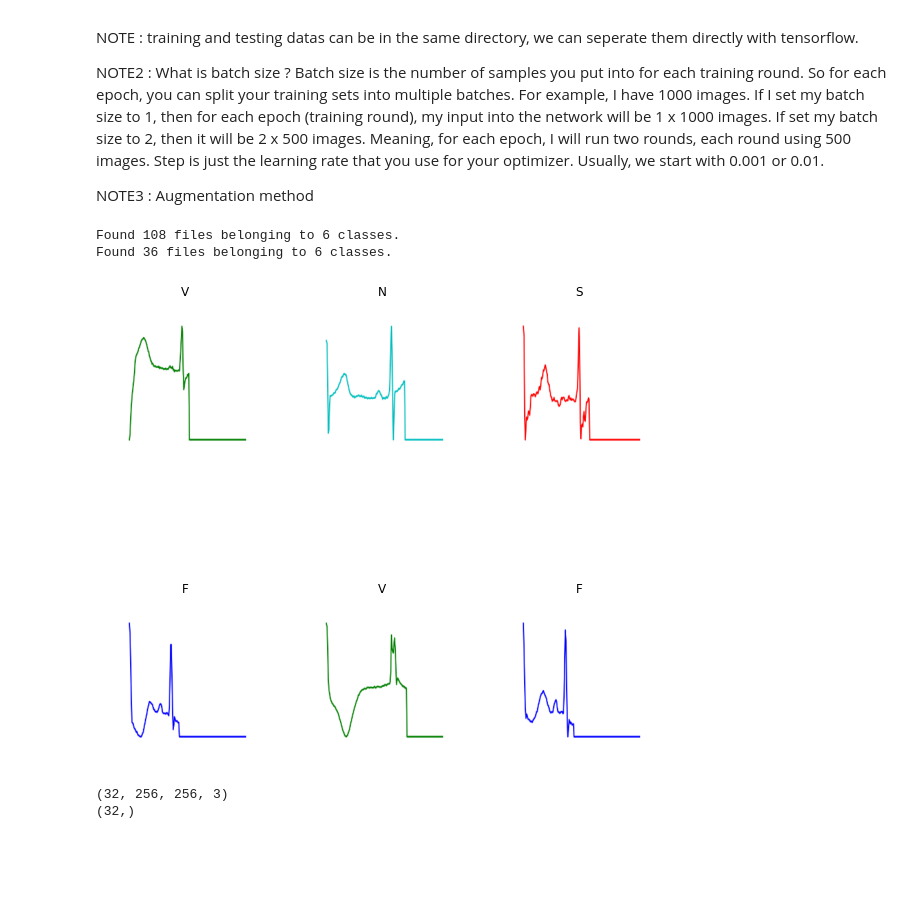
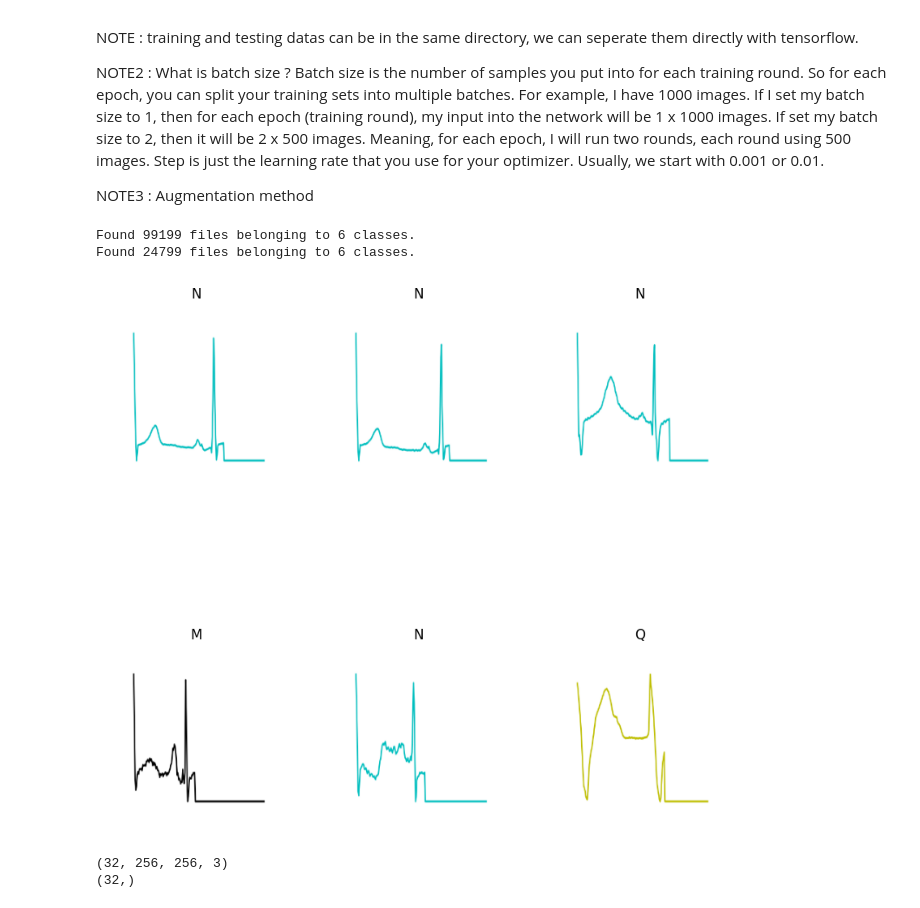
Before and after one commit to Henryk07/ESP3201_Project, a Jupyter notebook: neuralnetwork.ipynb, the cells around one changed output. Cells and saved outputs as stored; diff of their text form; code cells hidden in the pictures; blank space fills up the shorter version.

```diff
--- a/neuralnetwork.ipynb
+++ b/neuralnetwork.ipynb
@@ -37,20 +37,20 @@ NOTE3 : Augmentation method
 # %%
 batch_size=1
 
-traindata=tf.keras.utils.image_dataset_from_directory("S_training_datas_labels",labels='inferred',class_names=["F","M","N","Q","S","V"])
-valdata=tf.keras.utils.image_dataset_from_directory("S_testing_datas_labels",labels='inferred',class_names=["F","M","N","Q","S","V"])
+traindata=tf.keras.utils.image_dataset_from_directory("ECG_Image_data/train",labels='inferred',class_names=["F","M","N","Q","S","V"])
+valdata=tf.keras.utils.image_dataset_from_directory("ECG_Image_data/test",labels='inferred',class_names=["F","M","N","Q","S","V"])
 
 plt.figure(figsize=(10, 10))
 for images, labels in traindata.take(1):
   for i in range(6):
     ax = plt.subplot(2, 3, i + 1)
     plt.imshow(images[i].numpy().astype("uint8"))
     plt.title(traindata.class_names[labels[i]])
     plt.axis("off")
 # %% [output]
-Found 108 files belonging to 6 classes.
-Found 36 files belonging to 6 classes.
+Found 99199 files belonging to 6 classes.
+Found 24799 files belonging to 6 classes.
-[figure, old version]
+[figure, new version]
 # %%
 for image_batch, labels_batch in traindata:
     print(image_batch.shape)
```
Also changed, not shown: parts of 4 cells of this notebook.
